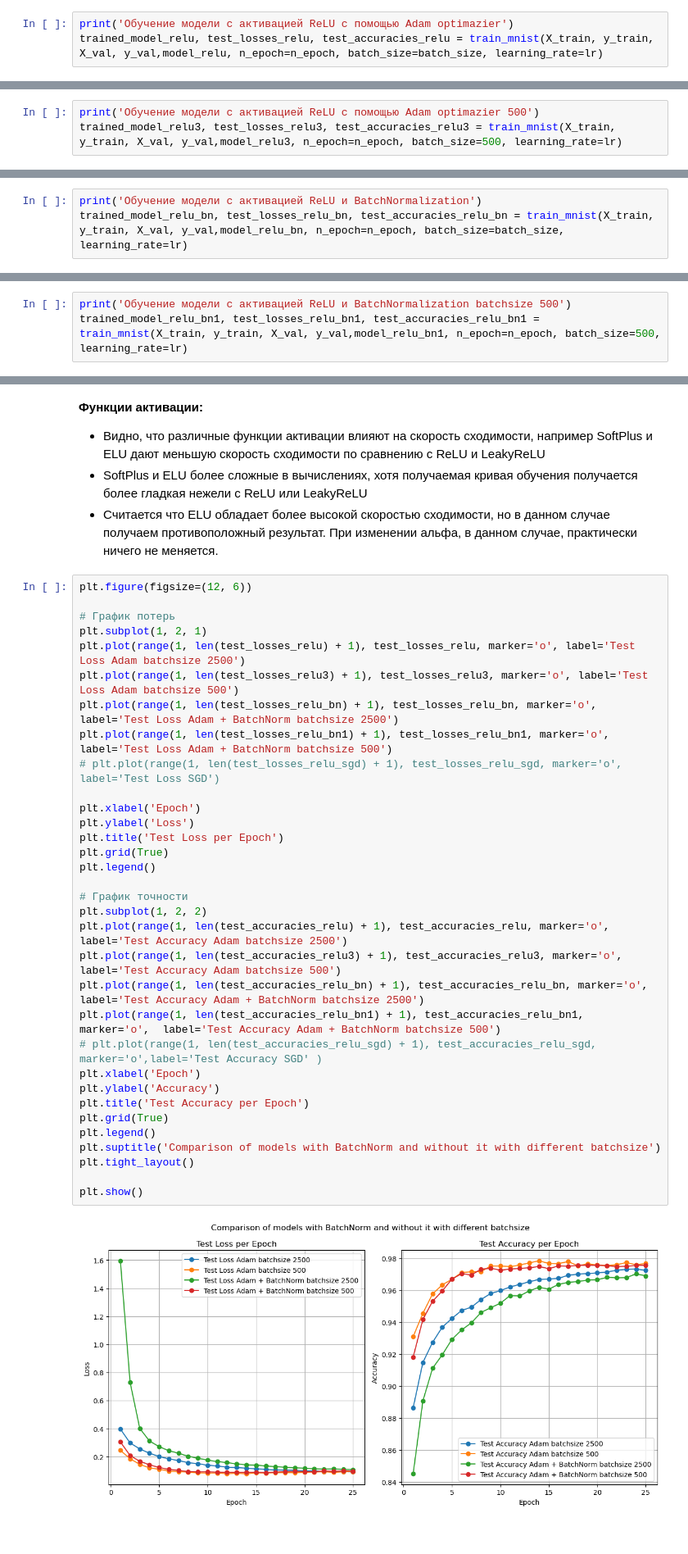
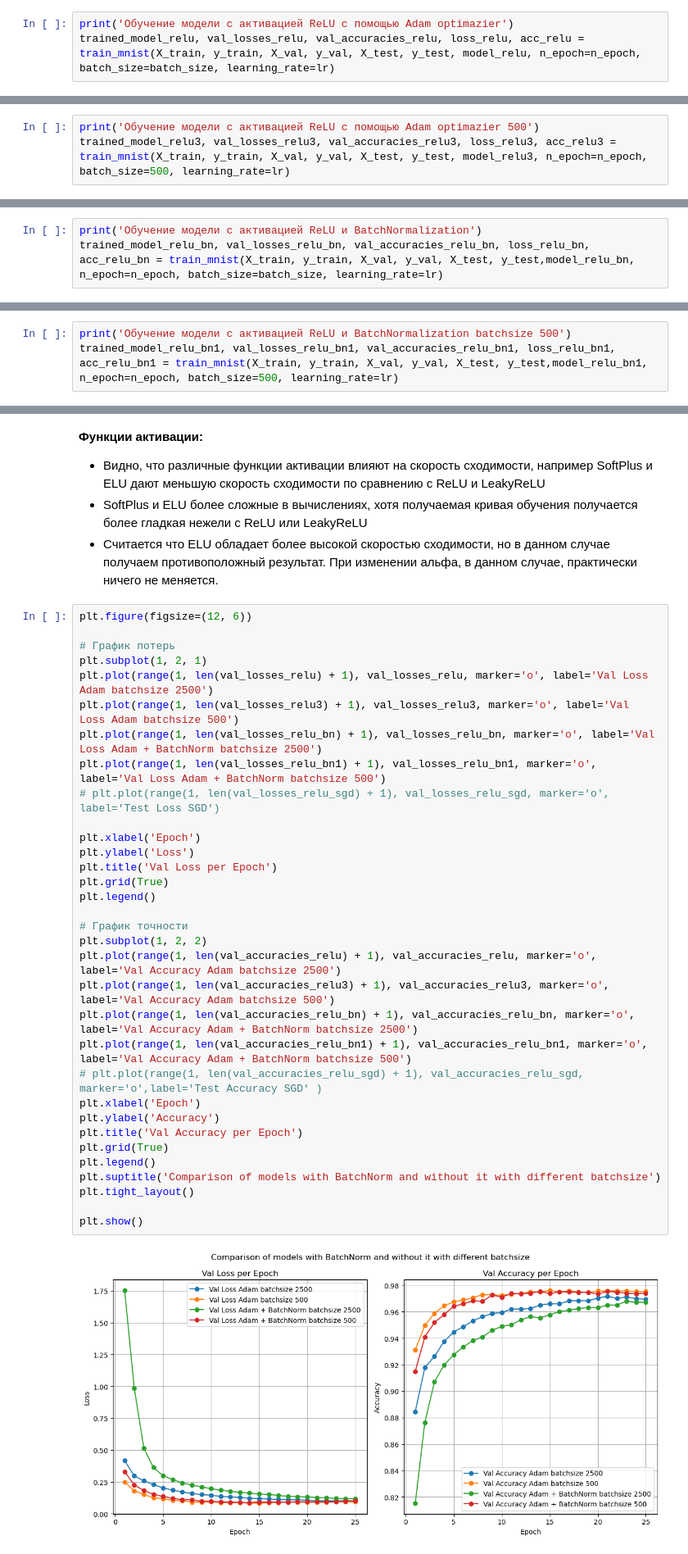
Before and after one commit to N3wBaz/mipt_ml, a Jupyter notebook: lab02_deep_learning/lab02_part1_warmup.ipynb, the cells around one changed output, grey strips where cells are left out. Shown at 82% size. Saved outputs shown, nothing was run; the diff lists cells and outputs as text.

Commit message:
Add test and validation

```diff
--- a/lab02_deep_learning/lab02_part1_warmup.ipynb
+++ b/lab02_deep_learning/lab02_part1_warmup.ipynb
@@ -712,6 +740,6 @@ batch_size = 2500
 lr = 3e-3
 # %%
 print('Обучение модели с активацией ReLU с помощью Adam optimazier')
-trained_model_relu, test_losses_relu, test_accuracies_relu = train_mnist(X_train, y_train, X_val, y_val,model_relu, n_epoch=n_epoch, batch_size=batch_size, learning_rate=lr)
+trained_model_relu, val_losses_relu, val_accuracies_relu, loss_relu, acc_relu = train_mnist(X_train, y_train, X_val, y_val, X_test, y_test, model_relu, n_epoch=n_epoch, batch_size=batch_size, learning_rate=lr)
 # %% [output]
 Обучение модели с активацией ReLU с помощью Adam optimazier
@@ -734,5 +766,5 @@ Epoch 25/25, Test loss: 0.0908, Test : 0.9725
 # %%
 print('Обучение модели с активацией ReLU с помощью Adam optimazier 500')
-trained_model_relu3, test_losses_relu3, test_accuracies_relu3 = train_mnist(X_train, y_train, X_val, y_val,model_relu3, n_epoch=n_epoch, batch_size=500, learning_rate=lr)
+trained_model_relu3, val_losses_relu3, val_accuracies_relu3, loss_relu3, acc_relu3 = train_mnist(X_train, y_train, X_val, y_val, X_test, y_test, model_relu3, n_epoch=n_epoch, batch_size=500, learning_rate=lr)
 # %% [output]
 Обучение модели с активацией ReLU с помощью Adam optimazier 500
@@ -755,5 +787,5 @@ Epoch 25/25, Test loss: 0.0932, Test : 0.9769
 # %%
 print('Обучение модели с активацией ReLU и BatchNormalization')
-trained_model_relu_bn, test_losses_relu_bn, test_accuracies_relu_bn = train_mnist(X_train, y_train, X_val, y_val,model_relu_bn, n_epoch=n_epoch, batch_size=batch_size, learning_rate=lr)
+trained_model_relu_bn, val_losses_relu_bn, val_accuracies_relu_bn, loss_relu_bn, acc_relu_bn = train_mnist(X_train, y_train, X_val, y_val, X_test, y_test,model_relu_bn, n_epoch=n_epoch, batch_size=batch_size, learning_rate=lr)
 # %% [output]
 Обучение модели с активацией ReLU и BatchNormalization
@@ -776,5 +808,5 @@ Epoch 25/25, Test loss: 0.1076, Test : 0.9690
 # %%
 print('Обучение модели с активацией ReLU и BatchNormalization batchsize 500')
-trained_model_relu_bn1, test_losses_relu_bn1, test_accuracies_relu_bn1 = train_mnist(X_train, y_train, X_val, y_val,model_relu_bn1, n_epoch=n_epoch, batch_size=500, learning_rate=lr)
+trained_model_relu_bn1, val_losses_relu_bn1, val_accuracies_relu_bn1, loss_relu_bn1, acc_relu_bn1 = train_mnist(X_train, y_train, X_val, y_val, X_test, y_test,model_relu_bn1, n_epoch=n_epoch, batch_size=500, learning_rate=lr)
 # %% [output]
 Обучение модели с активацией ReLU и BatchNormalization batchsize 500
@@ -1008,38 +1051,38 @@ plt.show()
 # %%
 plt.figure(figsize=(12, 6))
 
 # График потерь
 plt.subplot(1, 2, 1)
-plt.plot(range(1, len(test_losses_relu) + 1), test_losses_relu, marker='o', label='Test Loss Adam batchsize 2500')
-plt.plot(range(1, len(test_losses_relu3) + 1), test_losses_relu3, marker='o', label='Test Loss Adam batchsize 500')
-plt.plot(range(1, len(test_losses_relu_bn) + 1), test_losses_relu_bn, marker='o', label='Test Loss Adam + BatchNorm batchsize 2500')
-plt.plot(range(1, len(test_losses_relu_bn1) + 1), test_losses_relu_bn1, marker='o', label='Test Loss Adam + BatchNorm batchsize 500')
-# plt.plot(range(1, len(test_losses_relu_sgd) + 1), test_losses_relu_sgd, marker='o', label='Test Loss SGD')
+plt.plot(range(1, len(val_losses_relu) + 1), val_losses_relu, marker='o', label='Val Loss Adam batchsize 2500')
+plt.plot(range(1, len(val_losses_relu3) + 1), val_losses_relu3, marker='o', label='Val Loss Adam batchsize 500')
+plt.plot(range(1, len(val_losses_relu_bn) + 1), val_losses_relu_bn, marker='o', label='Val Loss Adam + BatchNorm batchsize 2500')
+plt.plot(range(1, len(val_losses_relu_bn1) + 1), val_losses_relu_bn1, marker='o', label='Val Loss Adam + BatchNorm batchsize 500')
+# plt.plot(range(1, len(val_losses_relu_sgd) + 1), val_losses_relu_sgd, marker='o', label='Test Loss SGD')
 
 plt.xlabel('Epoch')
 plt.ylabel('Loss')
-plt.title('Test Loss per Epoch')
+plt.title('Val Loss per Epoch')
 plt.grid(True)
 plt.legend()
 
 # График точности
 plt.subplot(1, 2, 2)
-plt.plot(range(1, len(test_accuracies_relu) + 1), test_accuracies_relu, marker='o', label='Test Accuracy Adam batchsize 2500')
-plt.plot(range(1, len(test_accuracies_relu3) + 1), test_accuracies_relu3, marker='o', label='Test Accuracy Adam batchsize 500')
-plt.plot(range(1, len(test_accuracies_relu_bn) + 1), test_accuracies_relu_bn, marker='o',  label='Test Accuracy Adam + BatchNorm batchsize 2500')
-plt.plot(range(1, len(test_accuracies_relu_bn1) + 1), test_accuracies_relu_bn1, marker='o',  label='Test Accuracy Adam + BatchNorm batchsize 500')
-# plt.plot(range(1, len(test_accuracies_relu_sgd) + 1), test_accuracies_relu_sgd, marker='o',label='Test Accuracy SGD' )
+plt.plot(range(1, len(val_accuracies_relu) + 1), val_accuracies_relu, marker='o', label='Val Accuracy Adam batchsize 2500')
+plt.plot(range(1, len(val_accuracies_relu3) + 1), val_accuracies_relu3, marker='o', label='Val Accuracy Adam batchsize 500')
+plt.plot(range(1, len(val_accuracies_relu_bn) + 1), val_accuracies_relu_bn, marker='o',  label='Val Accuracy Adam + BatchNorm batchsize 2500')
+plt.plot(range(1, len(val_accuracies_relu_bn1) + 1), val_accuracies_relu_bn1, marker='o',  label='Val Accuracy Adam + BatchNorm batchsize 500')
+# plt.plot(range(1, len(val_accuracies_relu_sgd) + 1), val_accuracies_relu_sgd, marker='o',label='Test Accuracy SGD' )
 plt.xlabel('Epoch')
 plt.ylabel('Accuracy')
-plt.title('Test Accuracy per Epoch')
+plt.title('Val Accuracy per Epoch')
 plt.grid(True)
 plt.legend()
 plt.suptitle('Comparison of models with BatchNorm and without it with different batchsize')
 plt.tight_layout()
 
 plt.show()
 # %% [output]
-[figure, old version]
+[figure, new version]
 # %% [markdown]
 **BatchNormalisation**
 * Написано, что BatchNorm улучшает численную сходимость. В данном случае в результате экспериментов с шагом обучения, был момент, когда происходило переполнение градиента (взрыв) и применение BatchNorm помогло справится с этой проблемой.
```
Also changed, not shown: parts of 26 cells of this notebook.
